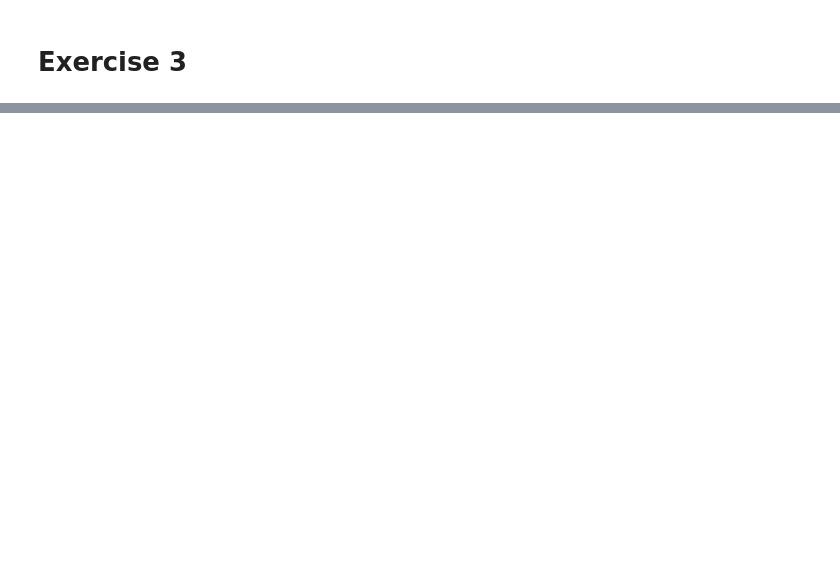
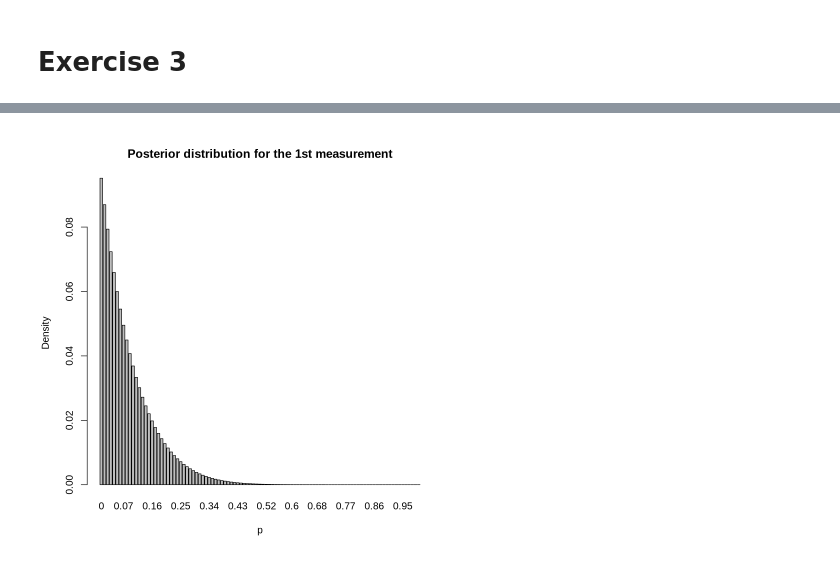
Before and after one commit to pietromalagoli/asp, a Jupyter notebook: code/lab06/Malagoli_Pietro_RLab06.ipynb, the cells around one changed output, grey strips where cells are left out. Saved outputs shown, nothing was run; the diff lists cells and outputs as text; code cells hidden in the pictures; blank space fills up the shorter version.

```diff
--- a/code/lab06/Malagoli_Pietro_RLab06.ipynb
+++ b/code/lab06/Malagoli_Pietro_RLab06.ipynb
@@ -237,0 +287,93 @@ Credibility interval:0.5938175-0.7357981
+# %%
+# a)
+cat("######################## FIRST MEASUREMENT ##########################")
+r <- 11
+n <- 116
+cat(sprintf("The frequentist estimator for p is %2f", r / n))
+
+# b)
+space <- seq(0, 1, 0.01)
+prior <- dbeta(space, 1, 10)
+likelihood <- r / n
+posterior <- prior * likelihood / sum(prior * likelihood)
+barplot(posterior, names.arg = space, xlab = "p", ylab = "Density", main = "Posterior distribution for the 1st measurement")
+
+# c)
+confidence <- c(0.025, 0.975)
+mean <- wtd.mean(space, posterior, normwt = TRUE)
+median <- wtd.quantile(space, posterior, probs = 0.5, normwt = TRUE)
+var <- wtd.var(space, posterior, normwt = TRUE)
+#interval <- c(wtd.quantile(space, posterior, confidence[1], normwt = TRUE), wtd.quantile(space, posterior, confidence[1], normwt = TRUE))
+interval <- wtd.quantile(space, posterior, confidence, normwt = TRUE)
+cat(sprintf("Mean %3f", mean))
+cat(sprintf("\nMedian %3f", median))
+cat(sprintf("\nVariance %3f", var))
+cat("\nCredibility interval:")
+cat(interval[1])
+cat("-")
+cat(interval[2])
+
+# d) p = 0.1 at 5%
+cat("\n######### HYPOTHESIS TEST ##########")
+pH = 0.1
+
+## Frequentist
+p = dbinom(r, n, pH)
+cat(sprintf("\nProbability p for the frequentist approach %3f", p))
+cat("\nSince p is higher than 0.05, we reject the hypothesis H1.\n")
+
+## Bayesian
+p = posterior[which(space == 0.1)]
+cat(sprintf("\nProbability p for the bayesian approach %3f", p))
+cat("\nSince p is lower than 0.05, we reject the hypothesis H0.\n")
+
+### new measurement
+cat("######################## SECOND MEASUREMENT ##########################")
+
+# e)
+r <- 9
+n <- 165
+cat(sprintf("\nThe frequentist estimator for p is %2f", r / n))
+
+# f)
+## Previous posterior as prior
+prior <- posterior
+likelihood <- r / n
+posterior_new <- prior * likelihood / sum(prior * likelihood)
+barplot(posterior_new, names.arg = space, xlab = "p", ylab = "Density", main = "Posterior distribution for the 2nd measurement, \n previous posterior as prior")
+
+## Beta prior:
+prior <- dbeta(space, 1, 10)
+likelihood <- r / n
+posterior_b <- prior * likelihood / sum(prior * likelihood)
+barplot(posterior_b, names.arg = space, xlab = "p", ylab = "Density", main = "Posterior distribution for the 2nd measurement,\n beta prior")
+
+# g)
+# I consider the case using as prior the old posterior
+confidence <- c(0.025, 0.975)
+mean <- wtd.mean(space, posterior_new, normwt = TRUE)
+median <- wtd.quantile(space, posterior_new, probs = 0.5, normwt = TRUE)
+var <- wtd.var(space, posterior_new, normwt = TRUE)
+interval <- wtd.quantile(space, posterior_new, confidence, normwt = TRUE)
+cat(sprintf("Mean %3f", mean))
+cat(sprintf("\nMedian %3f", median))
+cat(sprintf("\nVariance %3f", var))
+cat("\nCredibility interval:")
+cat(interval[1])
+cat("-")
+cat(interval[2])
+
+# h) p = 0.1 at 5%
+cat("\n######### HYPOTHESIS TEST ##########")
+pH = 0.1
+
+## Frequentist
+p = dbinom(r, n, pH)
+cat(sprintf("\nProbability p for the frequentist approach %3f", p))
+cat("\nSince p is lower than 0.05, we reject the hypothesis H0.\n")
+
+## Bayesian
+p = posterior_new[which(space == 0.1)]
+cat(sprintf("\nProbability p for the bayesian approach %3f", p))
+cat("\nSince p is lower than 0.05, we reject the hypothesis H0.\n")
+# %% [output]
@@ -237,0 +397 @@ Credibility interval:0.5938175-0.7357981
+[figure, added]
```
Also changed, not shown: parts of 3 cells of this notebook.
